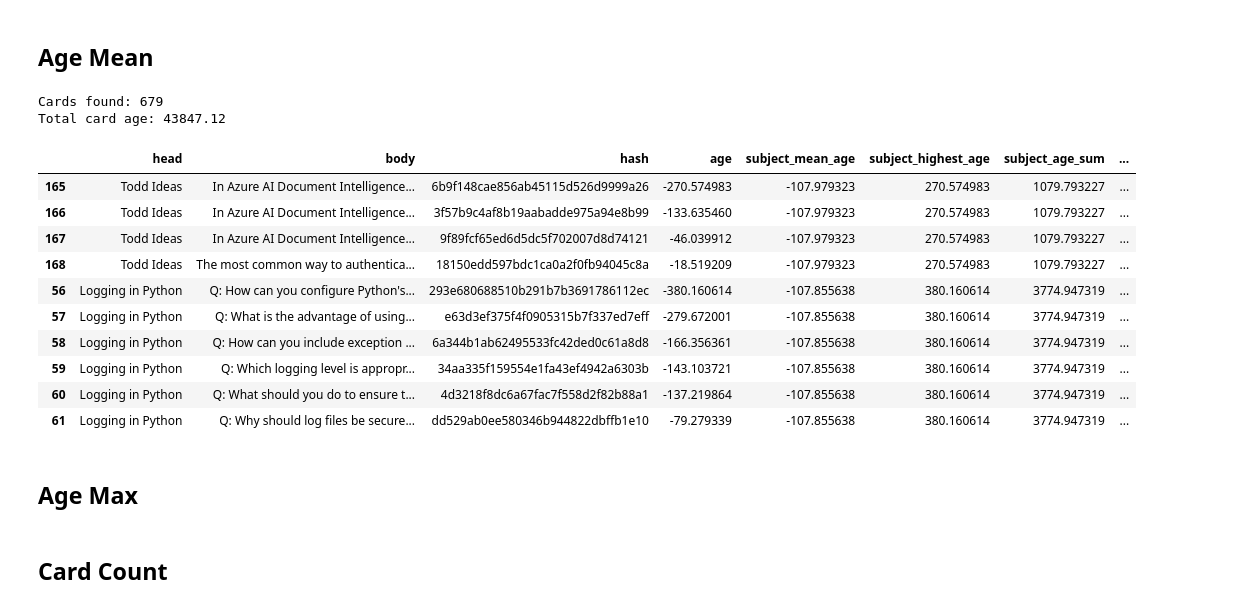
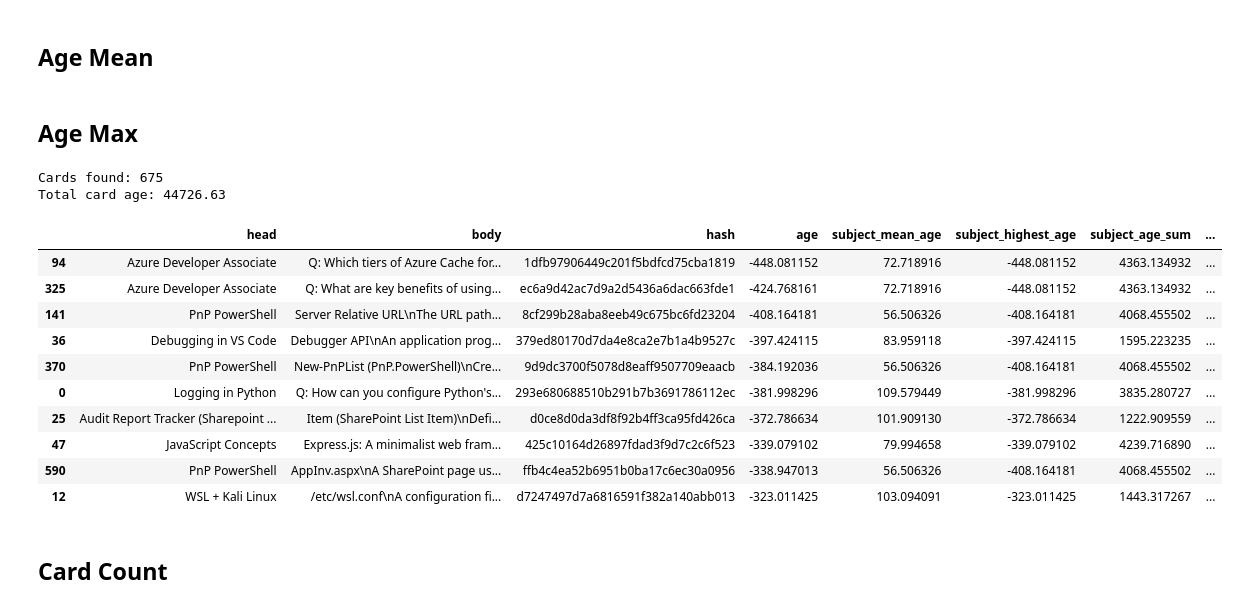
Before and after one commit to JayTY94/Certcards-refresh, a Jupyter notebook: shuffle.ipynb, the cells around one changed output. Cells and saved outputs as stored; diff of their text form; code cells hidden in the pictures.

```diff
--- a/shuffle.ipynb
+++ b/shuffle.ipynb
@@ -197,45 +197,45 @@ sum of ages: ~43847.12
 # %% [markdown]
 ## Age Mean
 # %%
-n=3
-existing_cards['count'] = existing_cards.sort_values('age', ascending=False).groupby('head').cumcount()
-existing_cards['n_fold'] = existing_cards['count'] % n
+# n=3
+# existing_cards['count'] = existing_cards.sort_values('age', ascending=False).groupby('head').cumcount()
+# existing_cards['n_fold'] = existing_cards['count'] % n
 
-existing_cards['subject_mean_age'] = existing_cards['subject_mean_age'] *-1
-existing_cards['age'] = existing_cards['age'] *-1
-existing_cards.sort_values(['n_fold', 'subject_mean_age', 'age'], inplace=True)
-remake_card_document(existing_cards=existing_cards)
+# existing_cards['subject_mean_age'] = existing_cards['subject_mean_age'] *-1
+# existing_cards['age'] = existing_cards['age'] *-1
+# existing_cards.sort_values(['n_fold', 'subject_mean_age', 'age'], inplace=True)
+# remake_card_document(existing_cards=existing_cards)
 
-existing_cards.head(10)
+# existing_cards.head(10)
-# %% [output]
-Cards found: 679
-Total card age: 43847.12
-|  | head | body | hash | age | subject_mean_age | subject_highest_age | subject_age_sum | ... |
-| 165 | Todd Ideas | In Azure AI Document Intelligence... | 6b9f148cae856ab45115d526d9999a26 | -270.574983 | -107.979323 | 270.574983 | 1079.793227 | ... |
-| 166 | Todd Ideas | In Azure AI Document Intelligence... | 3f57b9c4af8b19aabadde975a94e8b99 | -133.635460 | -107.979323 | 270.574983 | 1079.793227 | ... |
-| 167 | Todd Ideas | In Azure AI Document Intelligence... | 9f89fcf65ed6d5dc5f702007d8d74121 | -46.039912 | -107.979323 | 270.574983 | 1079.793227 | ... |
-| 168 | Todd Ideas | The most common way to authentica... | 18150edd597bdc1ca0a2f0fb94045c8a | -18.519209 | -107.979323 | 270.574983 | 1079.793227 | ... |
-| 56 | Logging in Python | Q: How can you configure Python's... | 293e680688510b291b7b3691786112ec | -380.160614 | -107.855638 | 380.160614 | 3774.947319 | ... |
-| 57 | Logging in Python | Q: What is the advantage of using... | e63d3ef375f4f0905315b7f337ed7eff | -279.672001 | -107.855638 | 380.160614 | 3774.947319 | ... |
-| 58 | Logging in Python | Q: How can you include exception ... | 6a344b1ab62495533fc42ded0c61a8d8 | -166.356361 | -107.855638 | 380.160614 | 3774.947319 | ... |
-| 59 | Logging in Python | Q: Which logging level is appropr... | 34aa335f159554e1fa43ef4942a6303b | -143.103721 | -107.855638 | 380.160614 | 3774.947319 | ... |
-| 60 | Logging in Python | Q: What should you do to ensure t... | 4d3218f8dc6a67fac7f558d2f82b88a1 | -137.219864 | -107.855638 | 380.160614 | 3774.947319 | ... |
-| 61 | Logging in Python | Q: Why should log files be secure... | dd529ab0ee580346b944822dbffb1e10 | -79.279339 | -107.855638 | 380.160614 | 3774.947319 | ... |
 # %% [markdown]
 ## Age Max
 # %%
-# n = 1
-# existing_cards['count'] = existing_cards.sort_values('age', ascending=False).groupby('head').cumcount()
-# existing_cards['n_fold'] = existing_cards['count'] // n
+n = 1
+existing_cards['count'] = existing_cards.sort_values('age', ascending=False).groupby('head').cumcount()
+existing_cards['n_fold'] = existing_cards['count'] // n
 
-# if existing_cards['age'].sum() > 0:
-#     existing_cards['subject_highest_age'] = existing_cards['subject_highest_age'] *-1
-#     existing_cards['age'] = existing_cards['age'] *-1
-# # existing_cards.sort_values(['n_fold', 'subject_highest_age', 'age'], inplace=True)
-# existing_cards.sort_values(['age'], inplace=True)
+if existing_cards['age'].sum() > 0:
+    existing_cards['subject_highest_age'] = existing_cards['subject_highest_age'] *-1
+    existing_cards['age'] = existing_cards['age'] *-1
+# existing_cards.sort_values(['n_fold', 'subject_highest_age', 'age'], inplace=True)
+existing_cards.sort_values(['age'], inplace=True)
 
-# remake_card_document(existing_cards=existing_cards)
-# existing_cards.head(10)
+remake_card_document(existing_cards=existing_cards)
+existing_cards.head(10)
+# %% [output]
+Cards found: 675
+Total card age: 44726.63
+|  | head | body | hash | age | subject_mean_age | subject_highest_age | subject_age_sum | ... |
+| 94 | Azure Developer Associate | Q: Which tiers of Azure Cache for... | 1dfb97906449c201f5bdfcd75cba1819 | -448.081152 | 72.718916 | -448.081152 | 4363.134932 | ... |
+| 325 | Azure Developer Associate | Q: What are key benefits of using... | ec6a9d42ac7d9a2d5436a6dac663fde1 | -424.768161 | 72.718916 | -448.081152 | 4363.134932 | ... |
+| 141 | PnP PowerShell | Server Relative URL\nThe URL path... | 8cf299b28aba8eeb49c675bc6fd23204 | -408.164181 | 56.506326 | -408.164181 | 4068.455502 | ... |
+| 36 | Debugging in VS Code | Debugger API\nAn application prog... | 379ed80170d7da4e8ca2e7b1a4b9527c | -397.424115 | 83.959118 | -397.424115 | 1595.223235 | ... |
+| 370 | PnP PowerShell | New-PnPList (PnP.PowerShell)\nCre... | 9d9dc3700f5078d8eaff9507709eaacb | -384.192036 | 56.506326 | -408.164181 | 4068.455502 | ... |
+| 0 | Logging in Python | Q: How can you configure Python's... | 293e680688510b291b7b3691786112ec | -381.998296 | 109.579449 | -381.998296 | 3835.280727 | ... |
+| 25 | Audit Report Tracker (Sharepoint ... | Item (SharePoint List Item)\nDefi... | d0ce8d0da3df8f92b4ff3ca95fd426ca | -372.786634 | 101.909130 | -372.786634 | 1222.909559 | ... |
+| 47 | JavaScript Concepts | Express.js: A minimalist web fram... | 425c10164d26897fdad3f9d7c2c6f523 | -339.079102 | 79.994658 | -339.079102 | 4239.716890 | ... |
+| 590 | PnP PowerShell | AppInv.aspx\nA SharePoint page us... | ffb4c4ea52b6951b0ba17c6ec30a0956 | -338.947013 | 56.506326 | -408.164181 | 4068.455502 | ... |
+| 12 | WSL + Kali Linux | /etc/wsl.conf\nA configuration fi... | d7247497d7a6816591f382a140abb013 | -323.011425 | 103.094091 | -323.011425 | 1443.317267 | ... |
 # %% [markdown]
 ## Card Count
 # %%
```
Also changed, not shown: parts of 5 cells of this notebook, 3 other files.
